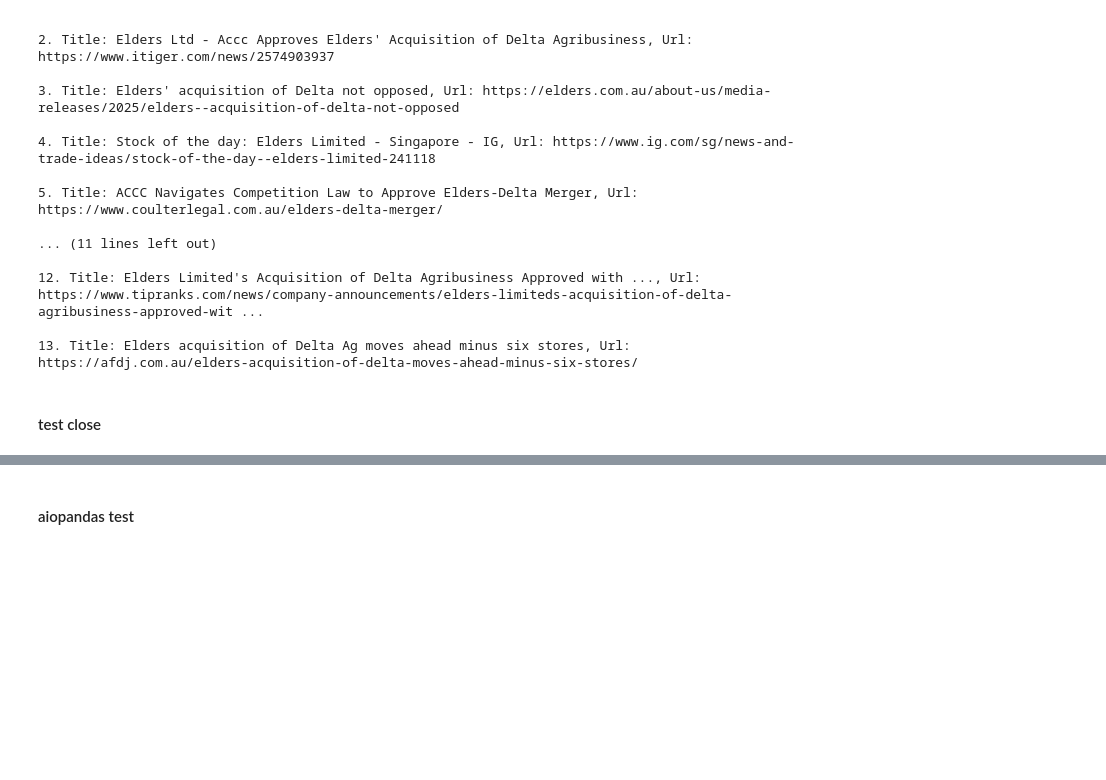
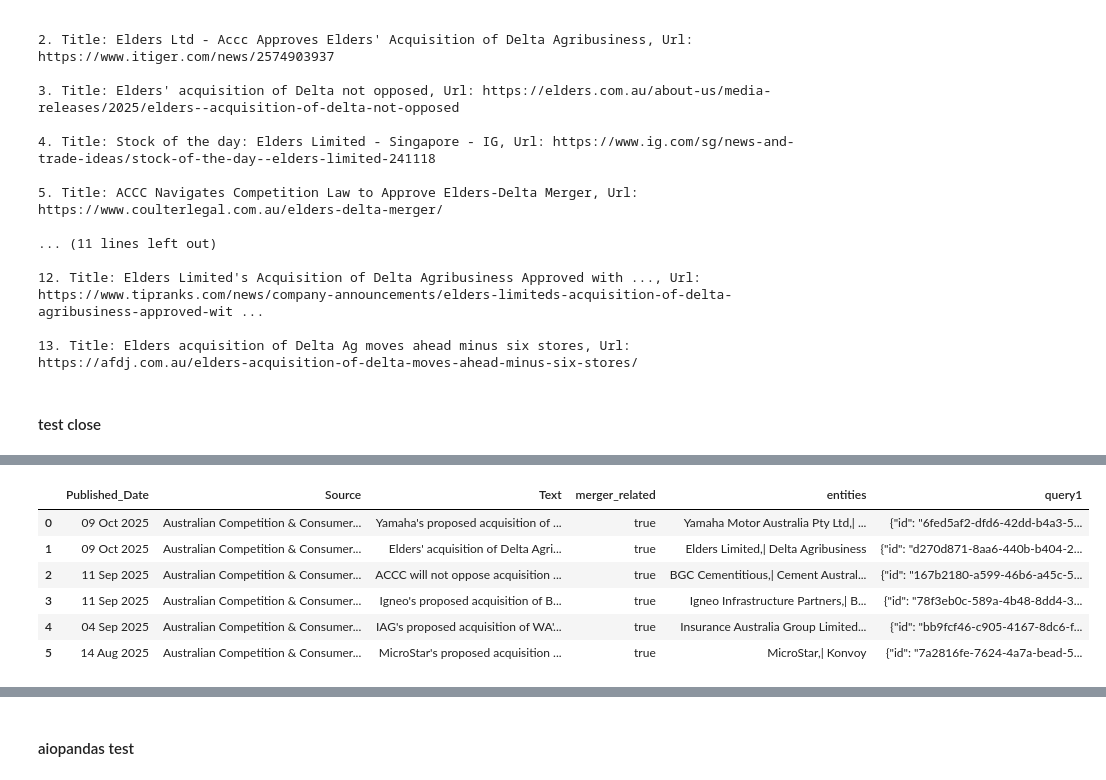
Before and after one commit to chuash/MergerScan, a Jupyter notebook: Draft.ipynb, the cells around one changed output, grey strips where cells are left out. Cells and saved outputs as stored; diff of their text form; code cells hidden in the pictures; blank space fills up the shorter version.

```diff
--- a/Draft.ipynb
+++ b/Draft.ipynb
@@ -913,3 +913,10 @@ async def asyncperplexitysearch(client:OpenAI, model:str, prompt_messages:List[D
             print(MyError(f"API Error: {e}, while processing text '{prompt_messages[1]['content']}'"))
         except (Exception, BaseException) as e:
             print(MyError(f"Error: {e}, while processing text '{prompt_messages[1]['content']}'"))
+# %%
+# asynchronous function to process a chunk of elements
+async def process_chunk(chunk):
+    """Processes a list of items concurrently."""
+    tasks = [asyncperplexitysearch(client=asyncclient, model='sonar', prompt_messages=p, schema=None) for p in chunk]
+    results = await tqdm_asyncio.gather(*tasks, desc="Processing tasks")
+    return results
@@ -970,0 +1028,11 @@ This conclusion is based strictly on the information about direct sales or servi
+# %%
+df1['query1'] = [json.dumps(item.to_dict()) for item in websearchresults]    # camt stpre as dict, so need json dumps to string.
+df1
+# %% [output]
+|  | Published_Date | Source | Text | merger_related | entities | query1 |
+| 0 | 09 Oct 2025 | Australian Competition & Consumer... | Yamaha's proposed acquisition of ... | true | Yamaha Motor Australia Pty Ltd,| ... | {"id": "6fed5af2-dfd6-42dd-b4a3-5... |
+| 1 | 09 Oct 2025 | Australian Competition & Consumer... | Elders' acquisition of Delta Agri... | true | Elders Limited,| Delta Agribusiness | {"id": "d270d871-8aa6-440b-b404-2... |
+| 2 | 11 Sep 2025 | Australian Competition & Consumer... | ACCC will not oppose acquisition ... | true | BGC Cementitious,| Cement Austral... | {"id": "167b2180-a599-46b6-a45c-5... |
+| 3 | 11 Sep 2025 | Australian Competition & Consumer... | Igneo's proposed acquisition of B... | true | Igneo Infrastructure Partners,| B... | {"id": "78f3eb0c-589a-4b48-8dd4-3... |
+| 4 | 04 Sep 2025 | Australian Competition & Consumer... | IAG's proposed acquisition of WA'... | true | Insurance Australia Group Limited... | {"id": "bb9fcf46-c905-4167-8dc6-f... |
+| 5 | 14 Aug 2025 | Australian Competition & Consumer... | MicroStar's proposed acquisition ... | true | MicroStar,| Konvoy | {"id": "7a2816fe-7624-4a7a-bead-5... |
```
Also changed, not shown: parts of 19 cells of this notebook, 1 other file.
